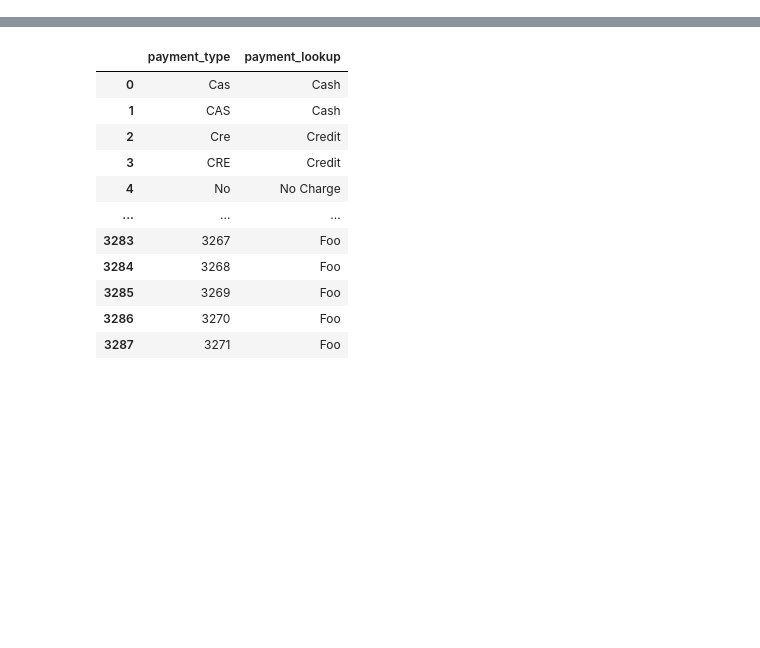
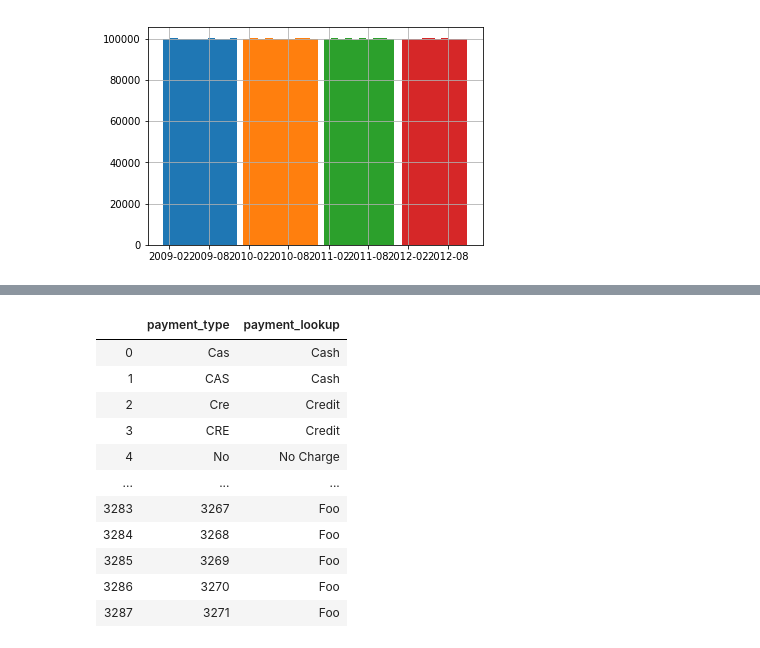
Before and after one commit to vittorfp/NYC-Taxi-Trips-analysis, a Jupyter notebook: notebooks/1-features-listing.ipynb, the cells around one changed output, grey strips where cells are left out. Cells and saved outputs as stored; diff of their text form; code cells hidden in the pictures; blank space fills up the shorter version.

```diff
--- a/notebooks/1-features-listing.ipynb
+++ b/notebooks/1-features-listing.ipynb
@@ -39,0 +52,14 @@ df
+# %%
+_, a = plt.subplots(1, 1)
+trips = pd.DataFrame([])
+for file in files:
+    buffer = open(file, 'r')
+    trips = pd.DataFrame([
+                json.loads(text.split('\n')[0])
+                for text in buffer.readlines()
+            ])
+    trips.pickup_datetime = trips.pickup_datetime.map(pd.Timestamp)
+    trips.pickup_datetime.hist(ax=a)
+    print(trips.pickup_datetime.min(), trips.pickup_datetime.max())
+    del trips
+# %% [output]
@@ -39,0 +70 @@ df
+[figure, added]
```
Also changed, not shown: parts of 12 cells of this notebook, 6 other files.
